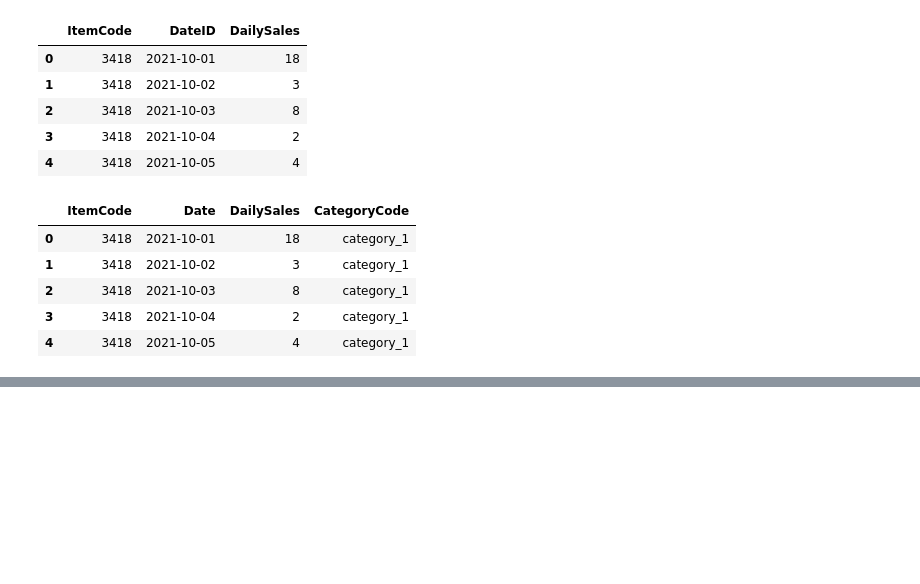
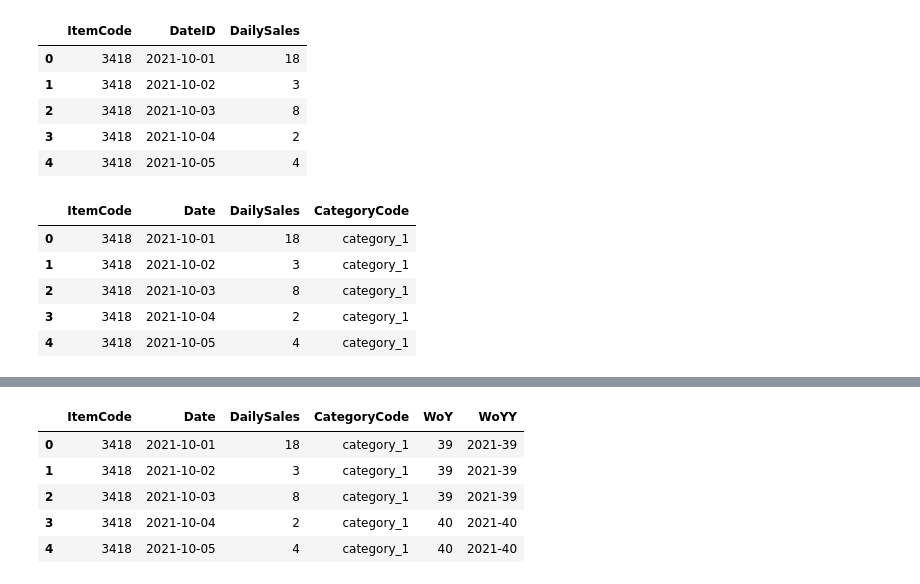
Before and after one commit to BoTZ-TND/DataStorm-2022, a Jupyter notebook: notebooks/data_prep.ipynb, the cells around one changed output, grey strips where cells are left out. Saved outputs shown, nothing was run; the diff lists cells and outputs as text; code cells hidden in the pictures; blank space fills up the shorter version.

```diff
--- a/notebooks/data_prep.ipynb
+++ b/notebooks/data_prep.ipynb
@@ -65,0 +72,3 @@ res_df.to_csv('../data/train_dataV3.csv')
+# %%
+df2 = res_df.copy()
+df2.head()
@@ -65,0 +82,3 @@ res_df.to_csv('../data/train_dataV3.csv')
+# %%
+df2['WoY'] = df2["Date"].dt.weekofyear
+df2.head()
@@ -65,0 +92,11 @@ res_df.to_csv('../data/train_dataV3.csv')
+# %%
+df2['WoYY'] = df2.apply(lambda x: f"{str(x.Date).split('-')[0]}-{x.WoY}", axis=1)
+# df2.apply(lambda x: print(x['Date'], x.WoY), axis=1)
+df2.head()
+# %% [output]
+|  | ItemCode | Date | DailySales | CategoryCode | WoY | WoYY |
+| 0 | 3418 | 2021-10-01 | 18 | category_1 | 39 | 2021-39 |
+| 1 | 3418 | 2021-10-02 | 3 | category_1 | 39 | 2021-39 |
+| 2 | 3418 | 2021-10-03 | 8 | category_1 | 39 | 2021-39 |
+| 3 | 3418 | 2021-10-04 | 2 | category_1 | 40 | 2021-40 |
+| 4 | 3418 | 2021-10-05 | 4 | category_1 | 40 | 2021-40 |
```
Also changed, not shown: parts of 11 cells of this notebook, 1 other file.
